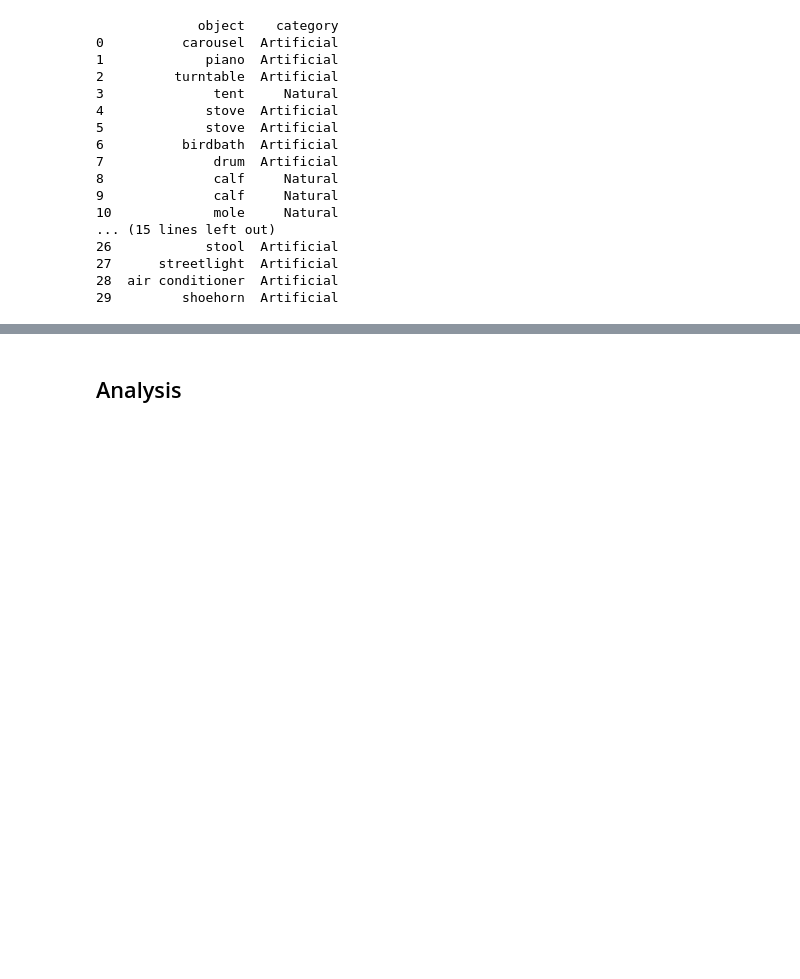
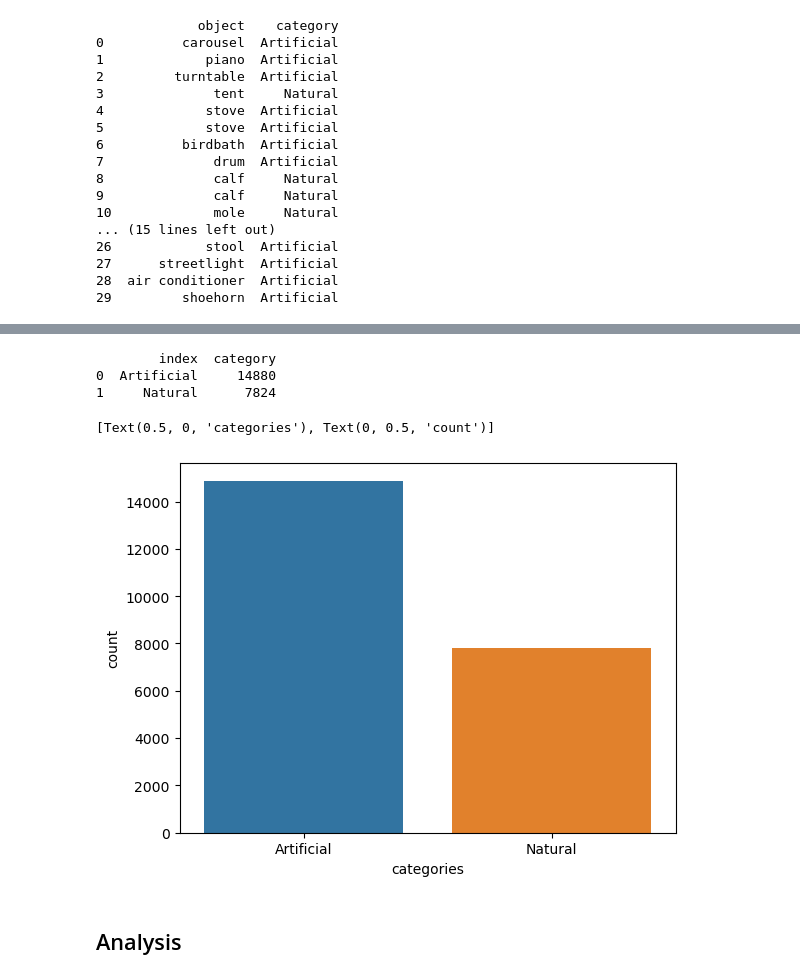
Before and after one commit to StoneT2000/COGS189Project, a Jupyter notebook: notebooks/Stone_EDA.ipynb, the cells around one changed output, grey strips where cells are left out. Cells and saved outputs as stored; diff of their text form; code cells hidden in the pictures; blank space fills up the shorter version.

Commit message:
Add bar plot

```diff
--- a/notebooks/Stone_EDA.ipynb
+++ b/notebooks/Stone_EDA.ipynb
@@ -195,3 +197,14 @@ Name: category, dtype: int64
+# %%
+catplot = catcount.reset_index()
+print(catplot)
+ax = sns.barplot(catplot, x = "index", y = "category")
+ax.set(xlabel='categories', ylabel='count')
+# %% [output]
+        index  category
+0  Artificial     14880
+1     Natural      7824
+[Text(0.5, 0, 'categories'), Text(0, 0.5, 'count')]
+[figure, added]
 # %%
 # TODO: Average EEG detection for all patients
 # %% [markdown]
```
Also changed, not shown: parts of 1 cell of this notebook.
